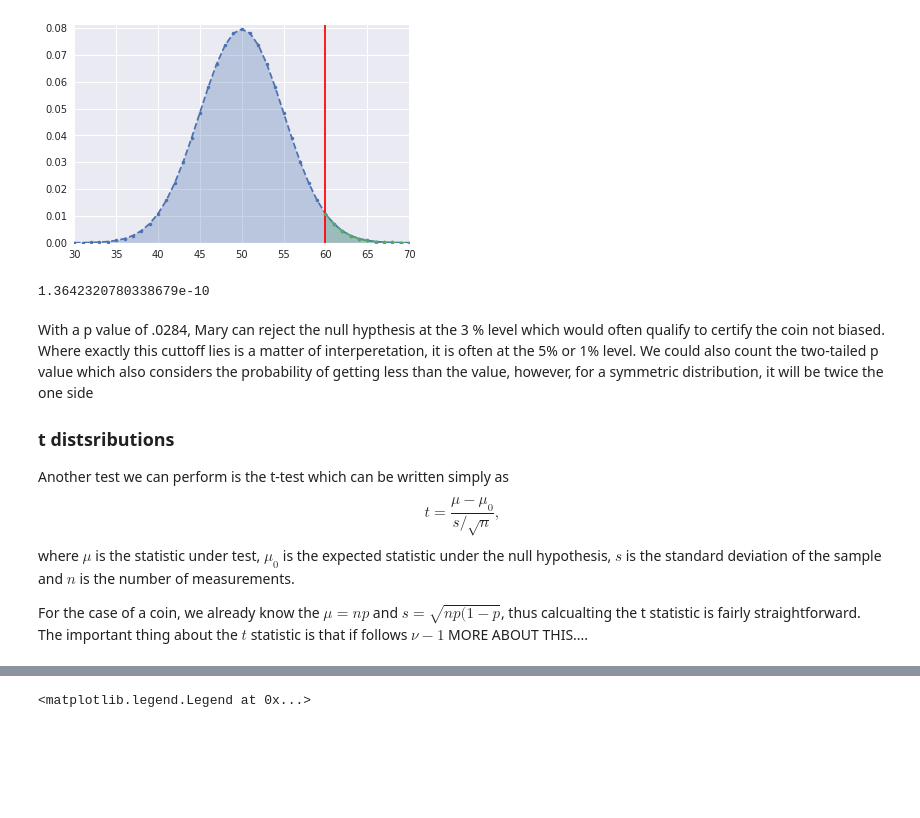
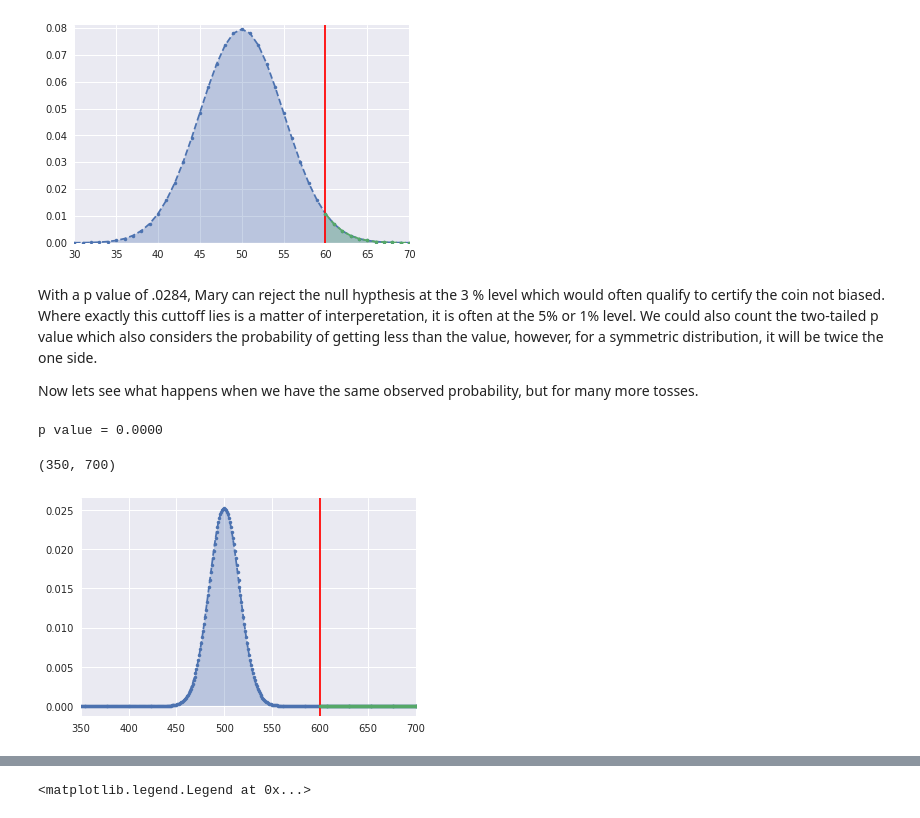
Before and after one commit to ZachGlassman/hypothesis_testing, a Jupyter notebook: Lecture.ipynb, the cells around one changed output, grey strips where cells are left out. Saved outputs shown, nothing was run; the diff lists cells and outputs as text; code cells hidden in the pictures; blank space fills up the shorter version.

Commit message:
fixed spelling and clean up t tests

```diff
--- a/Lecture.ipynb
+++ b/Lecture.ipynb
@@ -134,17 +138,25 @@ plt.xlim(30,70)
 # %% [output]
 (30, 70)
 [figure]
-# %%
-compute_coin_p_value(600, 1000)
-# %% [output]
-1.3642320780338679e-10
 # %% [markdown]
-With a p value of .0284, Mary can reject the null hypthesis at the 3 % level which would often qualify to certify the coin not biased.  Where exactly this cuttoff lies is a matter of interperetation, it is often at the 5% or 1% level.  We could also count the two-tailed p value which also considers the probability of getting less than the value, however, for a symmetric distribution, it will be twice the one side
+With a p value of .0284, Mary can reject the null hypthesis at the 3 % level which would often qualify to certify the coin not biased.  Where exactly this cuttoff lies is a matter of interperetation, it is often at the 5% or 1% level.  We could also count the two-tailed p value which also considers the probability of getting less than the value, however, for a symmetric distribution, it will be twice the one side.
 
-### t distsributions
 
-Another test we can perform is the t-test which can be written simply as
-$$ t = \frac{\mu - \mu_0}{s/\sqrt{n}},$$
-where $\mu$ is the statistic under test, $\mu_0$ is the expected statistic under the null hypothesis, $s$ is the standard deviation of the sample and $n$ is the number of measurements.
-
-For the case of a coin, we already know the $\mu = np$ and $s=\sqrt{np(1-p}$, thus calcualting the t statistic is fairly straightforward.  The important thing about the $t$ statistic is that if follows $\nu-1$ MORE ABOUT THIS....
+Now lets see what happens when we have the same observed probability, but for many more tosses.
+# %%
+p = compute_coin_p_value(600, 1000)
+print("p value = {:.4f}".format(p))
+x = np.arange(0,1000,1)
+dist = binom.pmf(x, 1000, 1/2)
+plt.fill_between(x,0, dist, alpha=.3)
+plt.plot(x, dist, '.--')
+plt.axvline(600,0,1, color='red')
+x2 = np.arange(600,1000,1)
+dist = binom.pmf(x2, 1000, 1/2)
+plt.fill_between(x2,0, dist, alpha=.3)
+plt.plot(x2, dist, '.--')
+plt.xlim(350,700)
+# %% [output]
+p value = 0.0000
+(350, 700)
+[figure, added]
```
Also changed, not shown: parts of 11 cells of this notebook.
